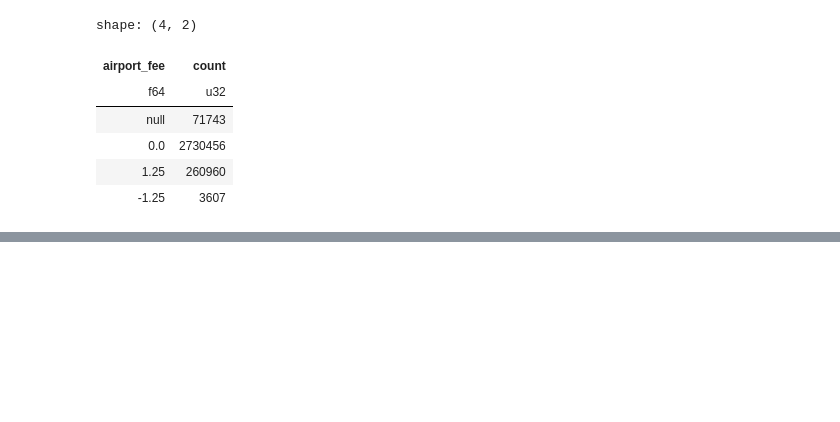
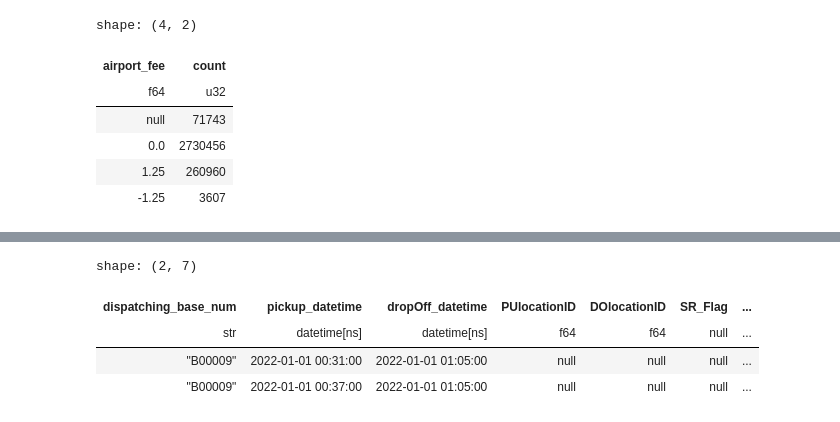
Before and after one commit to imdwipayana/Battlefield, a Jupyter notebook: python project/Yellow Taxi/change_the_headers.ipynb, the cells around one changed output, grey strips where cells are left out. Saved outputs shown, nothing was run; the diff lists cells and outputs as text; code cells hidden in the pictures; blank space fills up the shorter version.

```diff
--- a/python project/Yellow Taxi/change_the_headers.ipynb
+++ b/python project/Yellow Taxi/change_the_headers.ipynb
@@ -234,0 +244,9 @@ shape: (4, 2)
+# %%
+data_2022_for_hire = pl.read_parquet(r'C:\Users\ekadw\Documents\DATA\NY_Taxi\2022\for_hire_vehicle\fhv_tripdata_2022-01.parquet')
+data_2022_for_hire.head(2)
+# %% [output]
+shape: (2, 7)
+| dispatching_base_num | pickup_datetime | dropOff_datetime | PUlocationID | DOlocationID | SR_Flag | ... |
+| str | datetime[ns] | datetime[ns] | f64 | f64 | null | ... |
+| "B00009" | 2022-01-01 00:31:00 | 2022-01-01 01:05:00 | null | null | null | ... |
+| "B00009" | 2022-01-01 00:37:00 | 2022-01-01 01:05:00 | null | null | null | ... |
```
Also changed, not shown: parts of 25 cells of this notebook.
